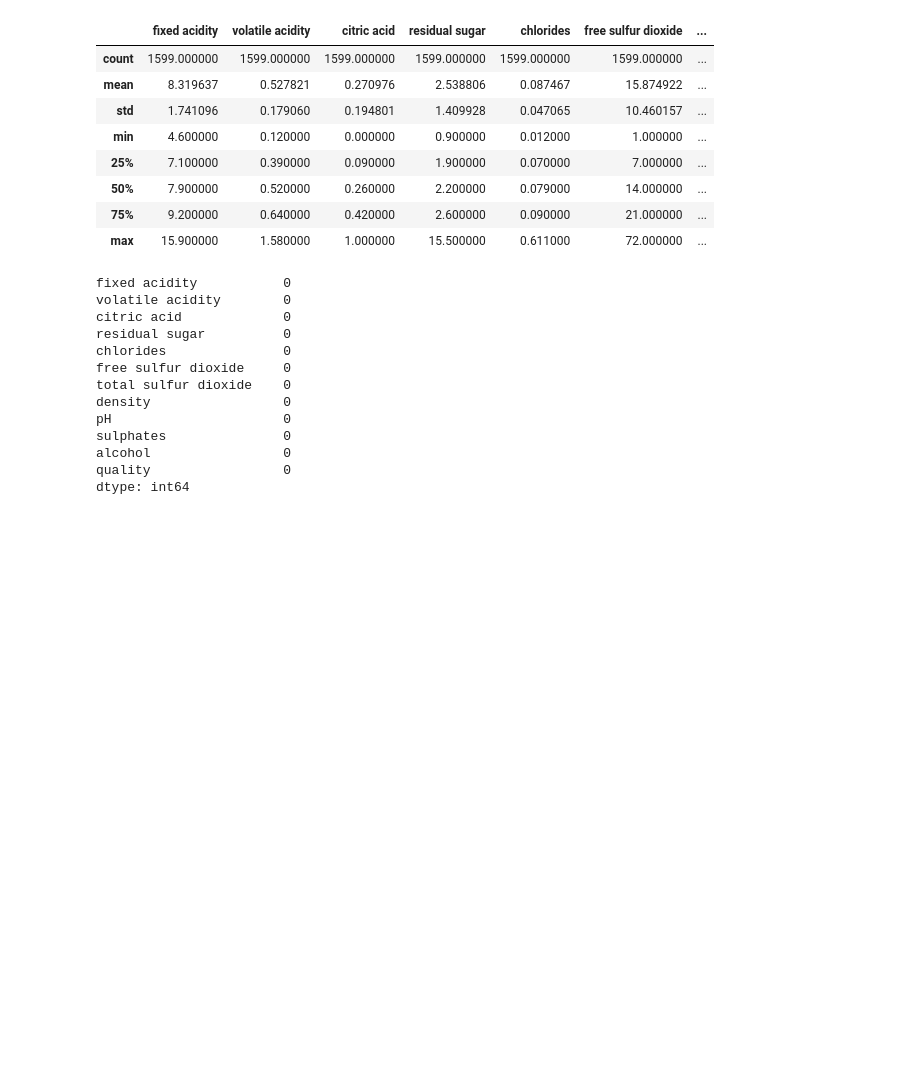
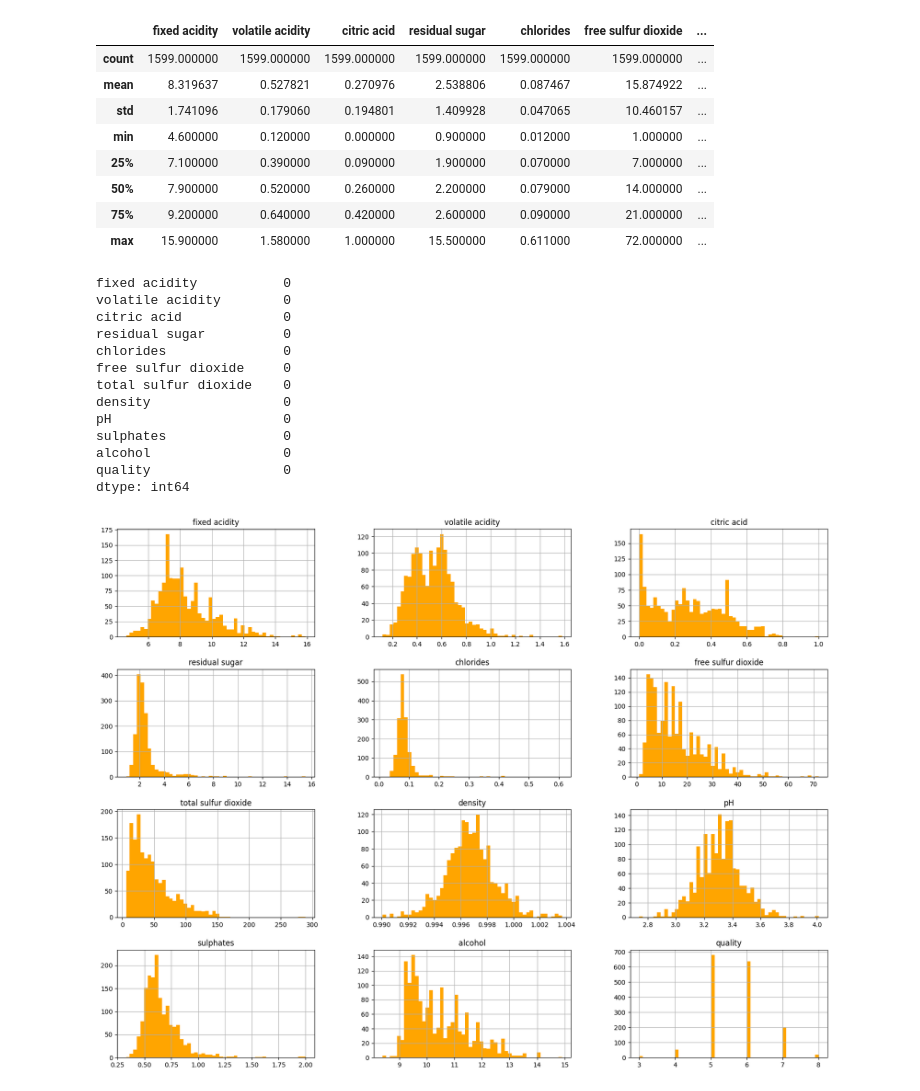
Before and after one commit to viveknaidu007/END-to-END-ML-PROJECT-RED-WINE, a Jupyter notebook: research/Expriement.ipynb, the cells around one changed output. Drawn from its saved outputs; the diff is of its cells as text; code cells hidden in the pictures; blank space fills up the shorter version.

```diff
--- a/research/Expriement.ipynb
+++ b/research/Expriement.ipynb
@@ -66,3 +64,8 @@ quality                 0
 dtype: int64
 # %%
 import matplotlib.pyplot as plt
+
+wines.hist(bins=50, figsize=(20,15), color = "orange")
+plt.show()
+# %% [output]
+[figure, added]
```
Also changed, not shown: parts of 16 cells of this notebook.
